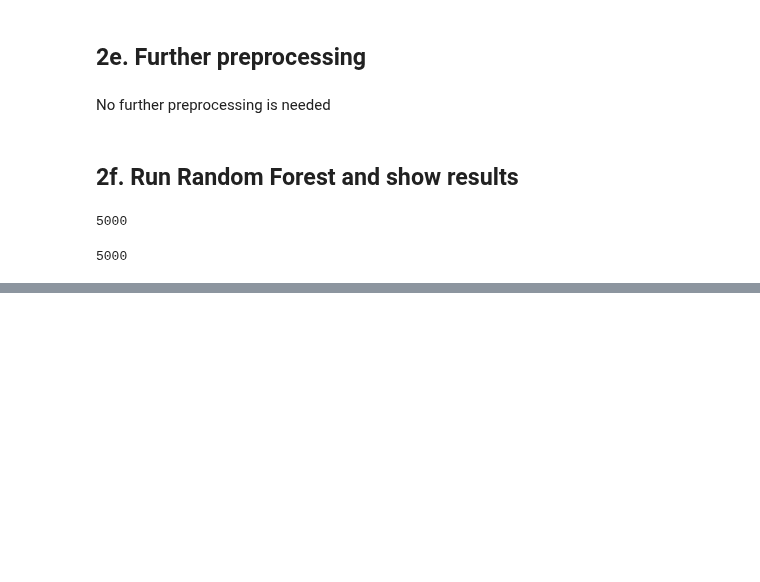
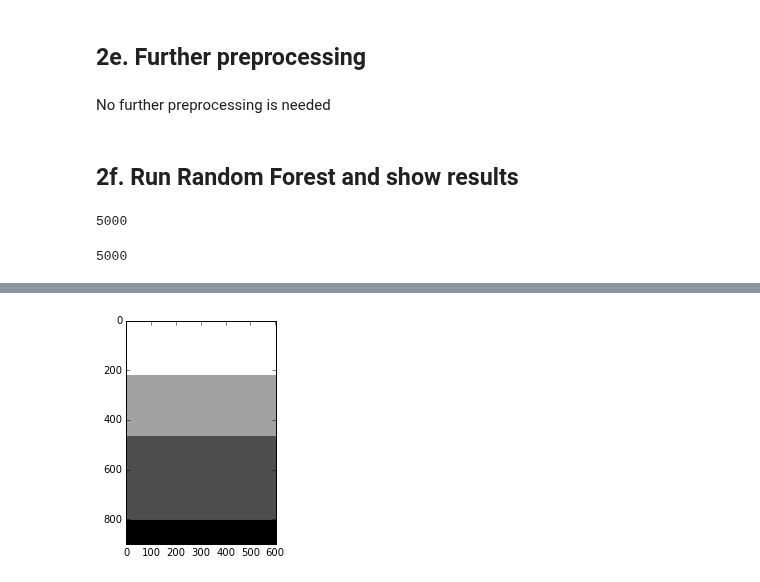
Before and after one commit to francescoperera/applied-machine-learning, a Jupyter notebook: lab4/CS 5758 - Lab 4.ipynb, the cells around one changed output, grey strips where cells are left out. Drawn from its saved outputs; the diff is of its cells as text; code cells hidden in the pictures; blank space fills up the shorter version.

```diff
--- a/lab4/CS 5758 - Lab 4.ipynb
+++ b/lab4/CS 5758 - Lab 4.ipynb
@@ -107,0 +117,4 @@ True
+# %%
+randomForest(grayScaleMonaLisa,sample,labels,1,2)
+# %% [output]
+[figure, added]
```
Also changed, not shown: parts of 16 cells of this notebook.
